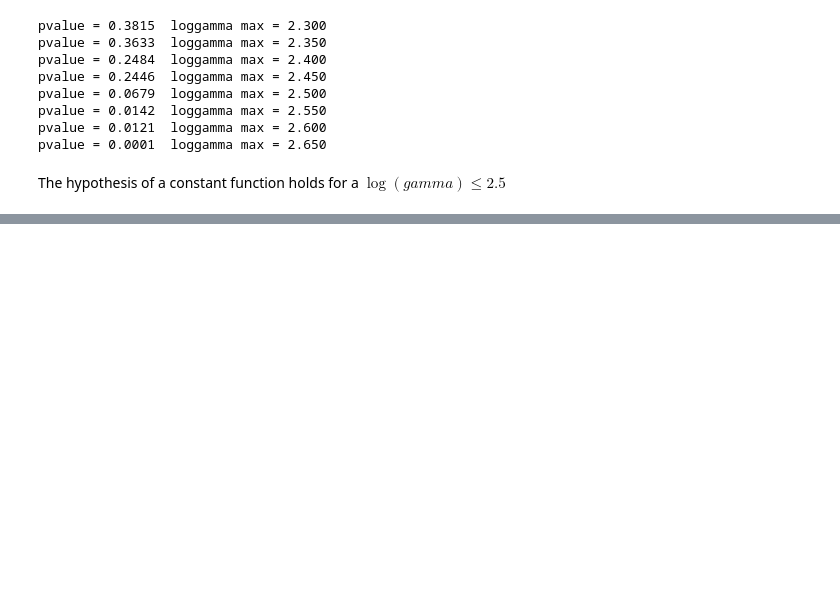
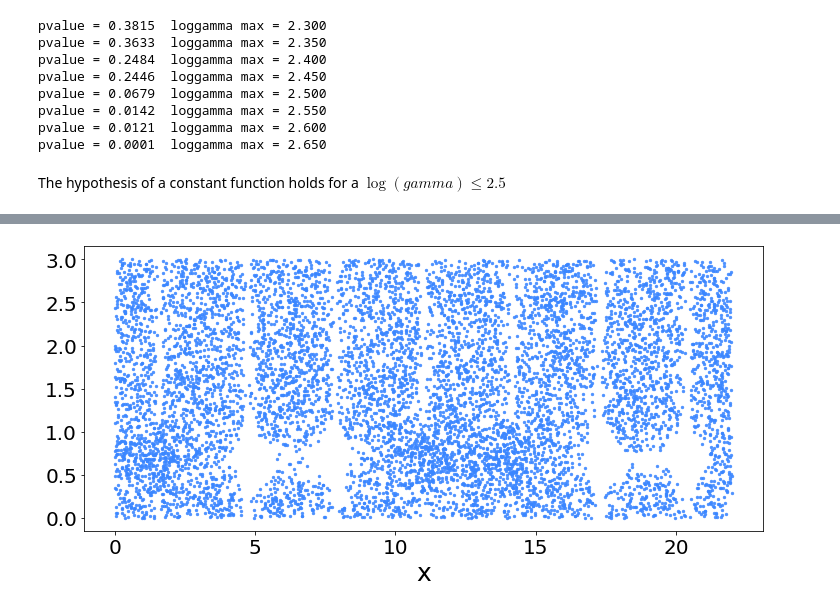
Before and after one commit to Kiril94/AMAS, a Jupyter notebook: Old_exams/Exam2017.ipynb, the cells around one changed output, grey strips where cells are left out. Drawn from its saved outputs; the diff is of its cells as text; code cells hidden in the pictures; blank space fills up the shorter version.

```diff
--- a/Old_exams/Exam2017.ipynb
+++ b/Old_exams/Exam2017.ipynb
@@ -67,0 +117,10 @@ The hypothesis of a constant function holds for a $\log(gamma)\leq2.5$
+# %%
+# Run nested sampling.
+result = nestle.sample(
+    f_llikelihood, prior_transform, 3, method = 'single', npoints = 6000)
+logz = result.logz     # log evidence
+logzerr = result.logzerr  # numerical (sampling) error on logz
+samples = result.samples  # array of sample parameters
+weights = result.weights  # array of weights associated with each sample
+logl = result.logl
+print(result.summary())
@@ -67,0 +142,8 @@ The hypothesis of a constant function holds for a $\log(gamma)\leq2.5$
+# %%
+burn_in = 5000
+fig, ax = vis.nice_plot(
+    samples[burn_in:,0], samples[burn_in:,2], scatter = True, show_plot = False,
+    alpha = .9, scr_markersize = 8, color = (10,4))
+fig
+# %% [output]
+[figure, added]
```
Also changed, not shown: parts of 21 cells of this notebook, 2 other files.
